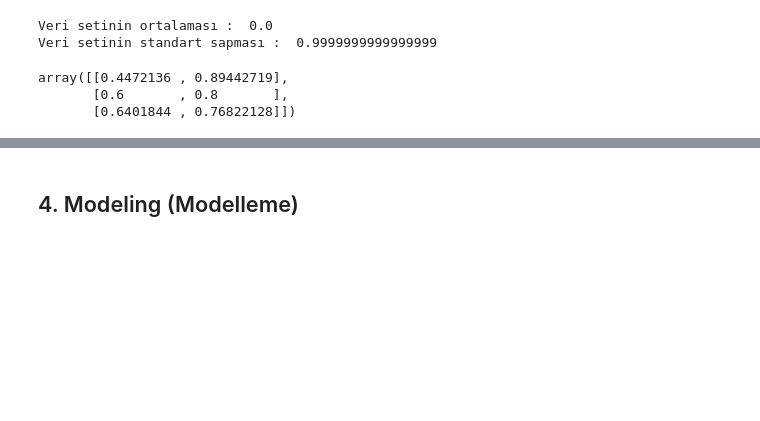
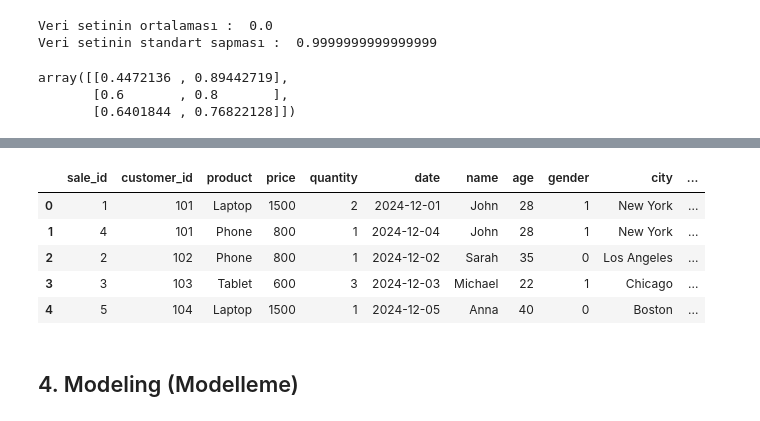
Before and after one commit to onurcakili/dataScienceRepository, a Jupyter notebook: DataScience_Python_Roadmap.ipynb, the cells around one changed output, grey strips where cells are left out. Cells and saved outputs as stored; diff of their text form; code cells hidden in the pictures; blank space fills up the shorter version.

```diff
--- a/DataScience_Python_Roadmap.ipynb
+++ b/DataScience_Python_Roadmap.ipynb
@@ -1237,0 +1284,7 @@ array([[0.4472136 , 0.89442719],
+# %%
+# Toplam Satış Miktarını Hesaplama:
+# Her bir satışın toplam fiyatını (price * quantity) hesaplayarak, toplam satış miktarını bulalım.
+
+df['total_sales'] = df['price'] * df['quantity']
+
+df[['sale_id', 'total_sales']]
@@ -1237,0 +1346,9 @@ array([[0.4472136 , 0.89442719],
+# %%
+# Yaş grubu kategorilerini oluşturma
+
+# pd.cut ile age değişk. 0-18, 18-35, 35-50, 50-100 aralıklarına bins ile ayırdık
+# ayırdıgımız kısımlara ise labels ile isimlendirme yaptık
+df["AgeCategory"] = pd.cut(df["age"], bins=[0, 18, 35, 50, 100], labels=["Young", "Youth", "Adult", "Senior"])
+
+
+df[['customer_id', 'age', 'AgeCategory']]
@@ -1237,0 +1362,15 @@ array([[0.4472136 , 0.89442719],
+# %%
+# Zaman Özellikleri : tarih bilgisinden gün, hafta, ay bilgileri çıkartılabilir.
+# Böylece her bir satışın hangi gün ve hangi ayda yapıldığını gösteren yeni sütunlar oluşturulabilir.
+
+# date.day_name() fonks. ile Haftanın günlerini getireceğiz ve yeni oluşturduğumuz day_of_week değişk. atayacağız.
+df['day_of_week'] = df['date'].dt.day_name()
+
+# date.month() fonks. ile ayları  getireceğiz ve yeni oluşturduğumuz month değişk. atayacağız.
+df['month'] = df['date'].dt.month
+
+# date.year() fonks. ile yılları  getireceğiz ve yeni oluşturduğumuz year değişk. atayacağız.
+df["year"] = df["date"].dt.year
+
+# Tüm bu yeni değerlerden yeni bir table
+df[['sale_id', 'day_of_week', 'month', "year"]]
@@ -1238,3 +1384,20 @@ array([[0.4472136 , 0.89442719],
+# %%
+# Label Encoding: Kategorik veriyi sayısal değerlere dönüştürme.
+
+from sklearn.preprocessing import LabelEncoder
+
+le = LabelEncoder()
+
+df['gender'] = le.fit_transform(df['gender'])
+
+df
+# %% [output]
+|  | sale_id | customer_id | product | price | quantity | date | name | age | gender | city | ... |
+| 0 | 1 | 101 | Laptop | 1500 | 2 | 2024-12-01 | John | 28 | 1 | New York | ... |
+| 1 | 4 | 101 | Phone | 800 | 1 | 2024-12-04 | John | 28 | 1 | New York | ... |
+| 2 | 2 | 102 | Phone | 800 | 1 | 2024-12-02 | Sarah | 35 | 0 | Los Angeles | ... |
+| 3 | 3 | 103 | Tablet | 600 | 3 | 2024-12-03 | Michael | 22 | 1 | Chicago | ... |
+| 4 | 5 | 104 | Laptop | 1500 | 1 | 2024-12-05 | Anna | 40 | 0 | Boston | ... |
 # %% [markdown]
 ## 4. Modeling (Modelleme)
 # %% [markdown]
```
Also changed, not shown: parts of 9 cells of this notebook.
